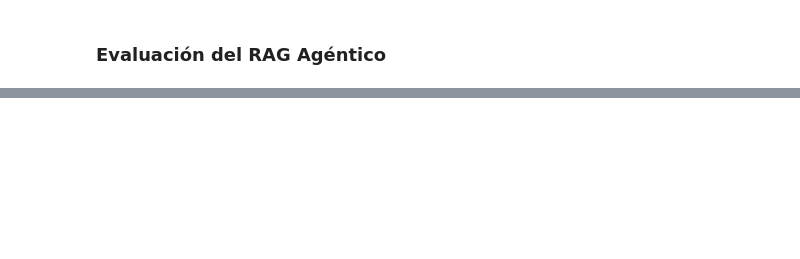
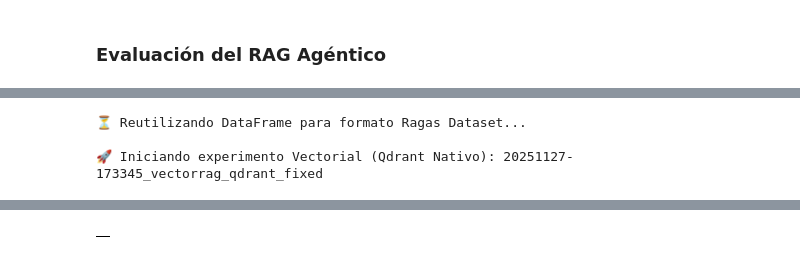
Before and after one commit to DavidAguilarParedes/mia-uc-chile-proyecto-aplicado-1, a Jupyter notebook: rag/evals/05_benchmarks_RAG.ipynb, the cells around one changed output, grey strips where cells are left out. Drawn from its saved outputs; the diff is of its cells as text; code cells hidden in the pictures; blank space fills up the shorter version.

Commit message:
modificacion de evals

```diff
--- a/rag/evals/05_benchmarks_RAG.ipynb
+++ b/rag/evals/05_benchmarks_RAG.ipynb
@@ -780,0 +813,66 @@ Resultados detallados:
+# %%
+# Importaciones necesarias
+import asyncio
+from datetime import datetime
+from ragas.llms import llm_factory
+from ragas import Dataset
+import os
+import pandas as pd
+
+async def run_vector_evaluation():
+
+    if rag_vector is None:
+        print("Error: rag_vector no está inicializado. Ejecuta la Celda 13 y verifica las variables de Qdrant.")
+        return None
+
+    # --- 1. PREPARACIÓN DEL DATASET LOCAL (Reutilizando eval_df) ---
+    print("\n⏳ Reutilizando DataFrame para formato Ragas Dataset...")
+    ragas_dataset = Dataset.from_pandas(
+        eval_df,
+        name="local_vector_testset",
+        backend="local/csv",
+        root_dir="."
+    )
+
+    # --- 2. INICIALIZACIÓN DE COMPONENTES DE EVALUACIÓN ---
+    openai_client = AsyncOpenAI(api_key=os.getenv("OPENAI_API_KEY"))
+    llm_for_ragas = llm_factory('gpt-4o-mini', client=openai_client)
+
+    # --- 3. EJECUTAR EL EXPERIMENTO ---
+    exp_name = f"{datetime.now().strftime('%Y%m%d-%H%M%S')}_vectorrag_qdrant_fixed"
+    print(f"\n🚀 Iniciando experimento Vectorial (Qdrant Nativo): {exp_name}")
+
+    # Ejecución de la evaluación, usando rag_vector
+    results = await evaluate_rag.arun(
+        ragas_dataset,
+        name=exp_name,
+        rag=rag_vector, # <--- Usamos el RAG basado en embeddings (Qdrant Nativo)
+        llm=llm_for_ragas
+    )
+
+    # --- 4. IMPRIMIR RESULTADOS ---
+    if results:
+        pass_count = sum(1 for result in results if result.get("correctness_score") == "pass")
+        total_count = len(results)
+        pass_rate = (pass_count / total_count) * 100 if total_count > 0 else 0
+
+        print(f"\n--- Resumen de Evaluación RAG Vectorial ({exp_name}) ---")
+        print(f"Resultados: {pass_count}/{total_count} pasaron ({pass_rate:.1f}%)")
+        print(f"\nComparación:")
+        print(f"  RAG Naïve (BM25): 50.0%")
+        print(f"  RAG Agéntico (BM25): 50.0%")
+        print(f"  RAG Vectorial (Qdrant Nativo): {pass_rate:.1f}%")
+        print("-" * 55)
+
+    return results
+
+# Ejecutar la evaluación vectorial
+results_vector = await run_vector_evaluation()
+
+# Mostrar resultados detallados
+print("\nResultados detallados de RAG Vectorial (Qdrant Nativo):")
+pd.DataFrame(results_vector)
+# %% [output]
+⏳ Reutilizando DataFrame para formato Ragas Dataset...
+
+🚀 Iniciando experimento Vectorial (Qdrant Nativo): 20251127-173345_vectorrag_qdrant_fixed
@@ -780,0 +891 @@ Resultados detallados:
+|  |
```
Also changed, not shown: parts of 20 cells of this notebook, 7 other files.
